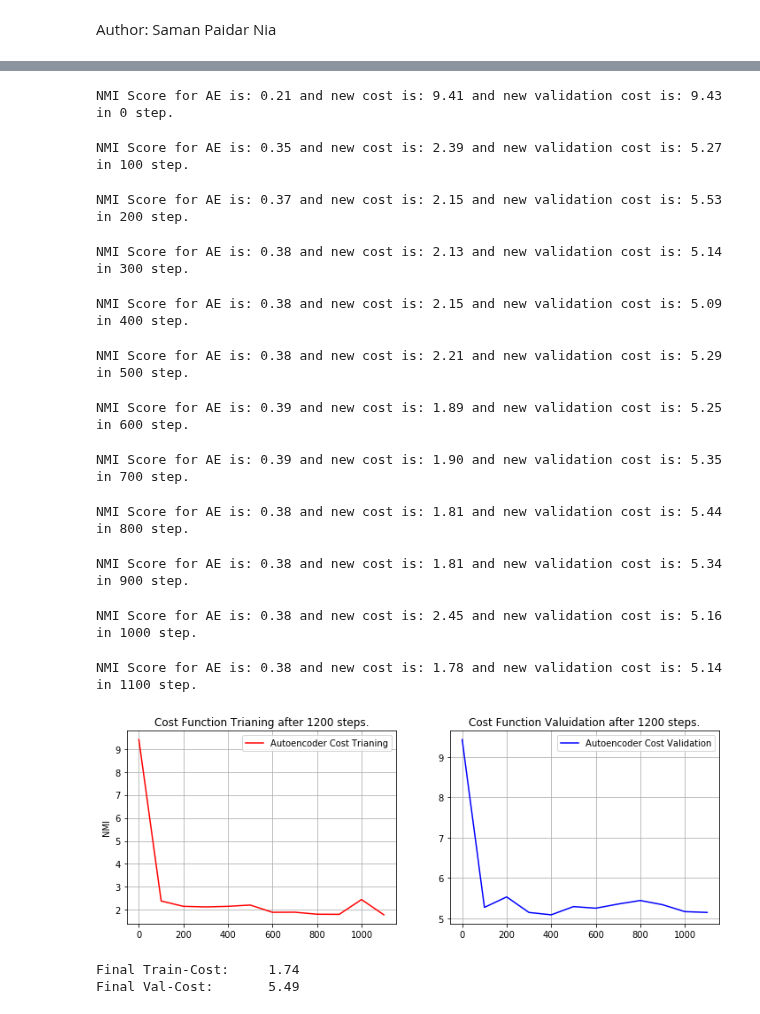
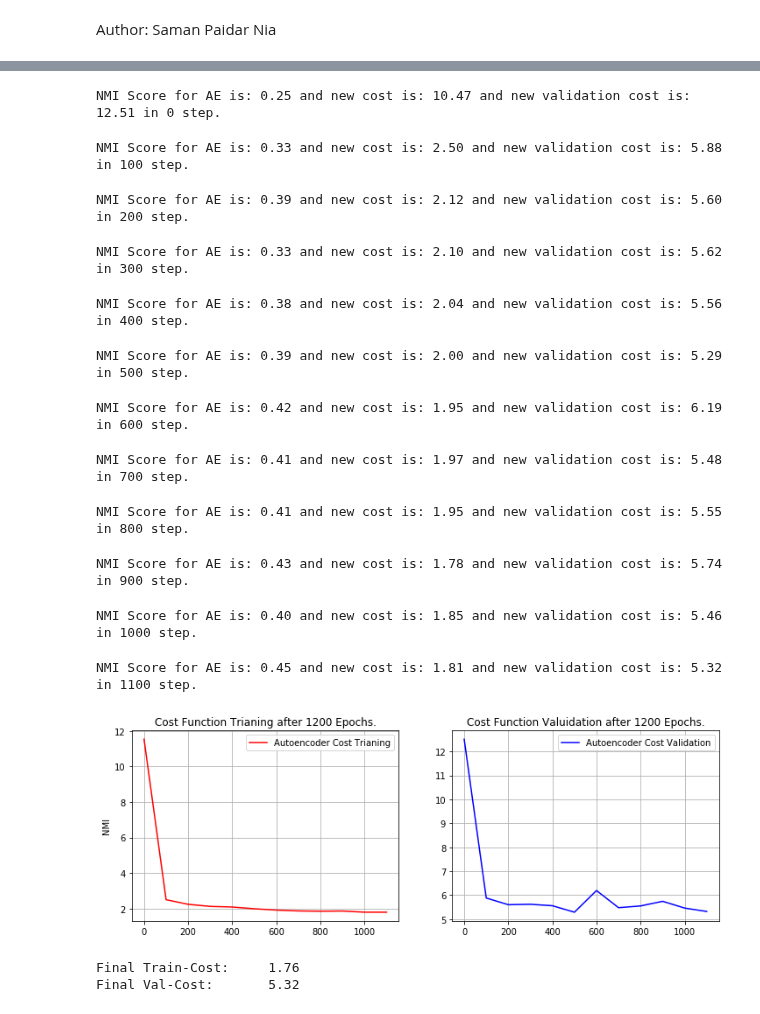
Before and after one commit to saman-nia/Deep-Neural-Networks-for-Clustering, a Jupyter notebook: MNIST/Autoencoder_vs_Spectral_on_MNIST.ipynb, the cells around one changed output, grey strips where cells are left out. Drawn from its saved outputs; the diff is of its cells as text; code cells hidden in the pictures.

```diff
--- a/MNIST/Autoencoder_vs_Spectral_on_MNIST.ipynb
+++ b/MNIST/Autoencoder_vs_Spectral_on_MNIST.ipynb
@@ -20,9 +22,9 @@ from sklearn.metrics import normalized_mutual_info_score
 from tqdm import tqdm
 # %%
 class Similarity_func:
-    def sigmoidal_normalize(self, v):
-        v = (v - min(v)) / (max(v) - min(v))
-        return v
+    def sigmoidal_normalize(self, X):
+        X= (X - min(X)) / (max(X) - min(X))
+        return X
 # %%
 class Cosine_Similarity(Similarity_func):
     def get_matrix(self, data):
@@ -68,14 +70,6 @@ class Similarity_Dataset_Val_Iterator():
         self.data = data
         self.matrix = similarity.get_matrix(data)
         self.data_size = self.matrix.shape[0]
-        self.current_index = 0
-    def next_batch(self, num):
-        data=self.matrix.transpose()
-        idx = np.arange(0 , len(data))
-        np.random.shuffle(idx)
-        idx = idx[:num]
-        data_shuffle = [data[ i] for i in idx]
-        return data_shuffle
     def whole_dataset(self):
         return (self.matrix.transpose())
 # %%
@@ -221,64 +215,63 @@ with tf.Graph().as_default():
 # %%
 # Training cycle
 for epoch in tqdm(range(n_epoch)):
+    average_cost = 0.
     # Fit training with backpropagation using batch data.
     for i in range(n_backpro):
         minibatch, _ = data_set_train.next_batch(n_batch)
         _, new_cost = sess.run([train_optimizer, cost], feed_dict={x: minibatch,
                                                                    phase_train: True})
-        z = int(str(epoch) + str(i))
-        steps.append(z)
-    #-----------------------------------------------------------------------------------
-    minibatch_val = data_set_val.next_batch(n_batch)
-    val_loss = sess.run(eval_optimizer, feed_dict={x: minibatch_val,
-                                                   phase_train: False})
-    ae_codes = sess.run(code, feed_dict={x: data_set_train.whole_dataset()[0],
-                                         phase_train: True})
+        average_cost += new_cost/n_backpro
     if epoch % n_diplay == 0 or epoch == n_epoch:
+        val_loss = sess.run(eval_optimizer, feed_dict={x: data_set_val.whole_dataset(),
+                                                       phase_train: False})
+        ae_codes = sess.run(code, feed_dict={x: data_set_train.whole_dataset()[0],
+                                             phase_train: False})
         # Running K-Means on Embedding Data.
         idx = k_means_(ae_codes, n_cluster)
         ae_nmi = normalized_mutual_info_score(data_set_train.whole_dataset()[1], idx)
         results.append(ae_nmi)
-        loss_cost.append(new_cost)
+        steps.append(epoch)
+        loss_cost.append(average_cost)
         val_cost.append(val_loss)
         print("NMI Score for AE is: {:0.2f} and new cost is: {:0.2f} and new validation cost is: {:0.2f} in {:d} step. "
               .format(ae_nmi,new_cost,val_loss, epoch))
 # %% [output]
-NMI Score for AE is: 0.21 and new cost is: 9.41 and new validation cost is: 9.43 in 0 step.
+NMI Score for AE is: 0.25 and new cost is: 10.47 and new validation cost is: 12.51 in 0 step.
-NMI Score for AE is: 0.35 and new cost is: 2.39 and new validation cost is: 5.27 in 100 step.
+NMI Score for AE is: 0.33 and new cost is: 2.50 and new validation cost is: 5.88 in 100 step.
-NMI Score for AE is: 0.37 and new cost is: 2.15 and new validation cost is: 5.53 in 200 step.
+NMI Score for AE is: 0.39 and new cost is: 2.12 and new validation cost is: 5.60 in 200 step.
-NMI Score for AE is: 0.38 and new cost is: 2.13 and new validation cost is: 5.14 in 300 step.
+NMI Score for AE is: 0.33 and new cost is: 2.10 and new validation cost is: 5.62 in 300 step.
-NMI Score for AE is: 0.38 and new cost is: 2.15 and new validation cost is: 5.09 in 400 step.
+NMI Score for AE is: 0.38 and new cost is: 2.04 and new validation cost is: 5.56 in 400 step.
-NMI Score for AE is: 0.38 and new cost is: 2.21 and new validation cost is: 5.29 in 500 step.
+NMI Score for AE is: 0.39 and new cost is: 2.00 and new validation cost is: 5.29 in 500 step.
-NMI Score for AE is: 0.39 and new cost is: 1.89 and new validation cost is: 5.25 in 600 step.
+NMI Score for AE is: 0.42 and new cost is: 1.95 and new validation cost is: 6.19 in 600 step.
-NMI Score for AE is: 0.39 and new cost is: 1.90 and new validation cost is: 5.35 in 700 step.
+NMI Score for AE is: 0.41 and new cost is: 1.97 and new validation cost is: 5.48 in 700 step.
-NMI Score for AE is: 0.38 and new cost is: 1.81 and new validation cost is: 5.44 in 800 step.
+NMI Score for AE is: 0.41 and new cost is: 1.95 and new validation cost is: 5.55 in 800 step.
-NMI Score for AE is: 0.38 and new cost is: 1.81 and new validation cost is: 5.34 in 900 step.
+NMI Score for AE is: 0.43 and new cost is: 1.78 and new validation cost is: 5.74 in 900 step.
-NMI Score for AE is: 0.38 and new cost is: 2.45 and new validation cost is: 5.16 in 1000 step.
+NMI Score for AE is: 0.40 and new cost is: 1.85 and new validation cost is: 5.46 in 1000 step.
-NMI Score for AE is: 0.38 and new cost is: 1.78 and new validation cost is: 5.14 in 1100 step.
+NMI Score for AE is: 0.45 and new cost is: 1.81 and new validation cost is: 5.32 in 1100 step.
 # %%
 plt.figure(figsize=(12,4))
 plt.subplot(1, 2, 1)
 plt.errorbar(steps, loss_cost, label='Autoencoder Cost Trianing', color='r')
 plt.ylabel('NMI')
 plt.grid()
-plt.title(('Cost Function Trianing after {:d} epochs.').format(n_epoch))
+plt.title(('Cost Function Trianing after {:d} Epochs.').format(n_epoch))
 plt.legend(loc='best')
 plt.subplot(1, 2, 2)
 plt.errorbar(steps, val_cost, label='Autoencoder Cost Validation', color='b')
 plt.grid()
-plt.title(('Cost Function Valuidation after {:d} epochs.').format(n_epoch))
+plt.title(('Cost Function Valuidation after {:d} Epochs.').format(n_epoch))
 plt.legend(loc='best')
 plt.show()
 # %% [output]
-[figure, old version]
+[figure, new version]
 # %%
 print("Final Train-Cost:     {:0.2f}".format(new_cost))
 #--------------------------------------------------------------------------------------
 print("Final Val-Cost:       {:0.2f}".format(val_loss))
 # %% [output]
-Final Train-Cost:     1.74
-Final Val-Cost:       5.49
+Final Train-Cost:     1.76
+Final Val-Cost:       5.32
 # %%
 plt.errorbar(steps, results, label='Autoencoder on Normalized Cosine Similarity', color='g')
 plt.ylabel('NMI')
```
Also changed, not shown: parts of 6 cells of this notebook.
